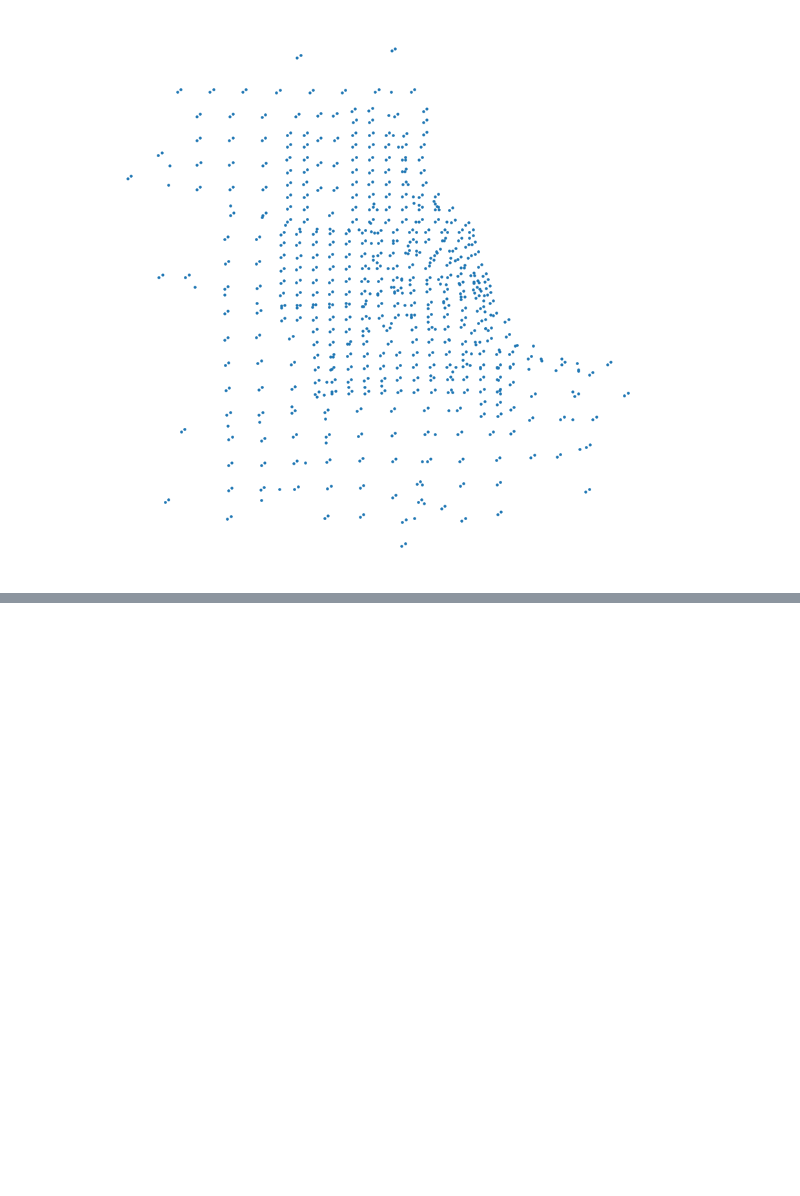
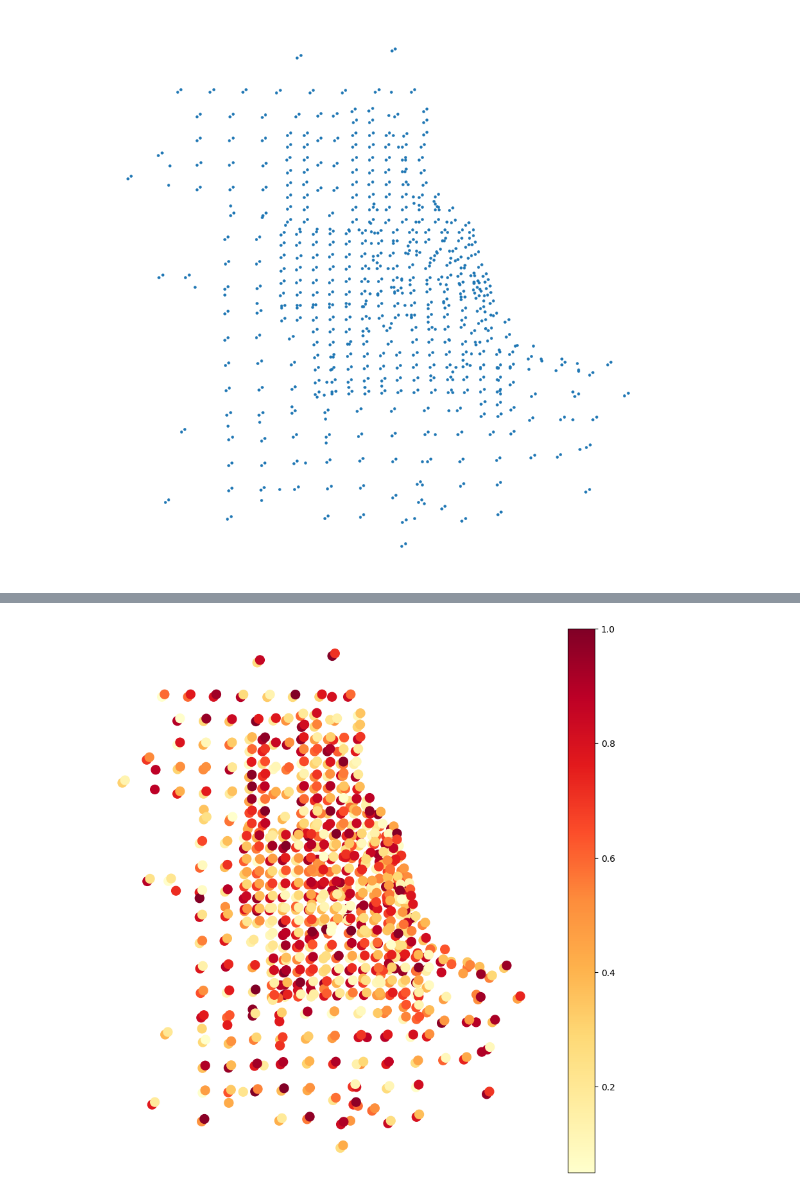
Before and after one commit to tanvAhamed/pyomo-medical-centers-allocation, a Jupyter notebook: ResourceAllocationOpt.ipynb, the cells around one changed output, grey strips where cells are left out. Cells and saved outputs as stored; diff of their text form; code cells hidden in the pictures; blank space fills up the shorter version.

```diff
--- a/ResourceAllocationOpt.ipynb
+++ b/ResourceAllocationOpt.ipynb
@@ -53,0 +68,33 @@ net
+# %%
+# create an empty Graph object from the NetworkX library
+G = nx.Graph()
+
+# create an empty dictionary called 'population'
+population = {}
+
+# loop through each node in the 'df' DataFrame and set a random population size
+for n in df['node']:
+    population[n] = 50*random.randint(10,200)
+
+# create empty dictionaries called 'connect' and 'dist'
+connect = {}
+dist = {}
+# %%
+# Extract population size for each node from population dictionary
+df['pop'] = [population[n] for n in population]
+
+# Scale population size to range between 0 and 1
+df['pop_scaled'] = df['pop'] / df['pop'].max()
+
+# Create scatter plot with colormap based on population size
+plt.figure(figsize=(11,11))
+plt.scatter(df['X'], df['Y'], s=100, c=df['pop_scaled'], cmap='YlOrRd')
+
+# Turn off axis and add colorbar to the plot
+plt.axis('off')
+plt.colorbar()
+
+# Save the plot as png file
+plt.savefig('base pop.png', format='png', dpi=200)
+# %% [output]
+[figure, added]
```
Also changed, not shown: parts of 3 cells of this notebook, 1 other file.
